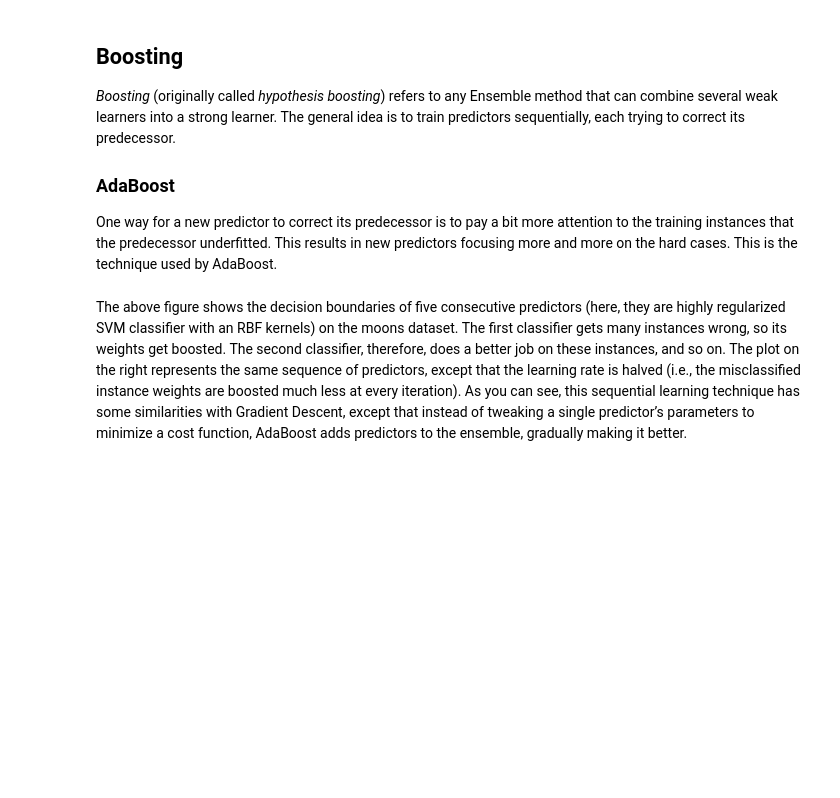
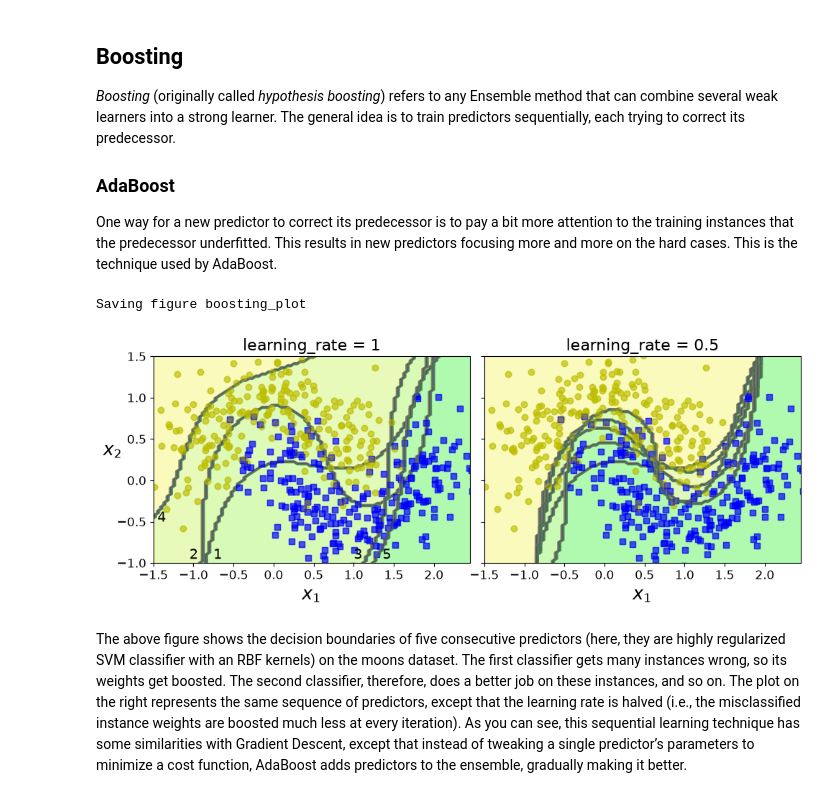
Before and after one commit to SaidAit01/Machine-Learning-Labs, a Jupyter notebook: week3_DecisionTrees_RFs_Ensemble.ipynb, the cells around one changed output. Cells and saved outputs as stored; diff of their text form; code cells hidden in the pictures; blank space fills up the shorter version.

```diff
--- a/week3_DecisionTrees_RFs_Ensemble.ipynb
+++ b/week3_DecisionTrees_RFs_Ensemble.ipynb
@@ -542,11 +606,11 @@ _Boosting_ (originally called _hypothesis boosting_) refers to any Ensemble meth
 
 One way for a new predictor to correct its predecessor is to pay a bit more attention to the training instances that the predecessor underfitted. This results in new predictors focusing more and more on the hard cases. This is the technique used by AdaBoost.
 # %%
-## Uncomment the code below and run
+ ##Uncomment the code below and run
 
-# from sklearn.ensemble import AdaBoostClassifier
+from sklearn.ensemble import AdaBoostClassifier
 
-# ada_clf = AdaBoostClassifier(
-#     DecisionTreeClassifier(max_depth=1), n_estimators=200)
-# ada_clf.fit(X_train, y_train)
+ada_clf = AdaBoostClassifier(
+DecisionTreeClassifier(max_depth=1), n_estimators=200)
+ada_clf.fit(X_train, y_train)
 # %%
@@ -554,35 +618,38 @@ One way for a new predictor to correct its predecessor is to pay a bit more atte
 # %%
 # Decision boundaries of consecutive predictors - Uncomment and run
 
-# m = len(X_train)
+m = len(X_train)
 
-# fix, axes = plt.subplots(ncols=2, figsize=(10,4), sharey=True)
-# for subplot, learning_rate in ((0, 1), (1, 0.5)):
-#     sample_weights = np.ones(m) / m
-#     plt.sca(axes[subplot])
-#     for i in range(5):
-#         svm_clf = SVC(kernel="rbf", C=0.2, gamma=0.6, random_state=42)
-#         svm_clf.fit(X_train, y_train, sample_weight=sample_weights * m)
-#         y_pred = svm_clf.predict(X_train)
+fix, axes = plt.subplots(ncols=2, figsize=(10, 4), sharey=True)
+for subplot, learning_rate in ((0, 1), (1, 0.5)):
+    sample_weights = np.ones(m) / m
+    plt.sca(axes[subplot])
+    for i in range(5):
+        svm_clf = SVC(kernel="rbf", C=0.2, gamma=0.6, random_state=42)
+        svm_clf.fit(X_train, y_train, sample_weight=sample_weights * m)
+        y_pred = svm_clf.predict(X_train)
 
-#         r = sample_weights[y_pred != y_train].sum() / sample_weights.sum() # equation 7-1
-#         alpha = learning_rate * np.log((1 - r) / r) # equation 7-2
-#         sample_weights[y_pred != y_train] *= np.exp(alpha) # equation 7-3
-#         sample_weights /= sample_weights.sum() # normalization step
+        r = sample_weights[y_pred != y_train].sum() / sample_weights.sum()  # equation 7-1
+        alpha = learning_rate * np.log((1 - r) / r)                         # equation 7-2
+        sample_weights[y_pred != y_train] *= np.exp(alpha)                 # equation 7-3
+        sample_weights /= sample_weights.sum()                             # normalization step
 
-#         plot_decision_boundary(svm_clf, X, y, alpha=0.2)
-#         plt.title("learning_rate = {}".format(learning_rate), fontsize=16)
-#     if subplot == 0:
-#         plt.text(-0.75, -0.95, "1", fontsize=14)
-#         plt.text(-1.05, -0.95, "2", fontsize=14)
-#         plt.text(1.0, -0.95, "3", fontsize=14)
-#         plt.text(-1.45, -0.5, "4", fontsize=14)
-#         plt.text(1.36,  -0.95, "5", fontsize=14)
-#     else:
-#         plt.ylabel("")
+        plot_decision_boundary(svm_clf, X, y, alpha=0.2)
+        plt.title("learning_rate = {}".format(learning_rate), fontsize=16)
+    if subplot == 0:
+        plt.text(-0.75, -0.95, "1", fontsize=14)
+        plt.text(-1.05, -0.95, "2", fontsize=14)
+        plt.text(1.0, -0.95, "3", fontsize=14)
+        plt.text(-1.45, -0.5, "4", fontsize=14)
+        plt.text(1.36, -0.95, "5", fontsize=14)
+    else:
+        plt.ylabel("")
 
-# save_fig("boosting_plot")
-# plt.show()
+save_fig("boosting_plot")
+plt.show()
+# %% [output]
+Saving figure boosting_plot
+[figure, added]
 # %% [markdown]
 The above figure shows the decision boundaries of five consecutive predictors (here, they are highly regularized SVM classifier with an RBF kernels) on the moons dataset. The first classifier gets many instances wrong, so its weights get boosted. The second classifier, therefore, does a better job on these instances, and so on. The plot on the right represents the same sequence of predictors, except that the learning rate is halved (i.e., the misclassified instance weights are boosted much less at every iteration). As you can see, this sequential learning technique has some similarities with Gradient Descent, except that instead of tweaking a single predictor’s parameters to minimize a cost function, AdaBoost adds predictors to the ensemble, gradually making it better.
 # %% [markdown]
```
Also changed, not shown: parts of 25 cells of this notebook, 4 other files.
